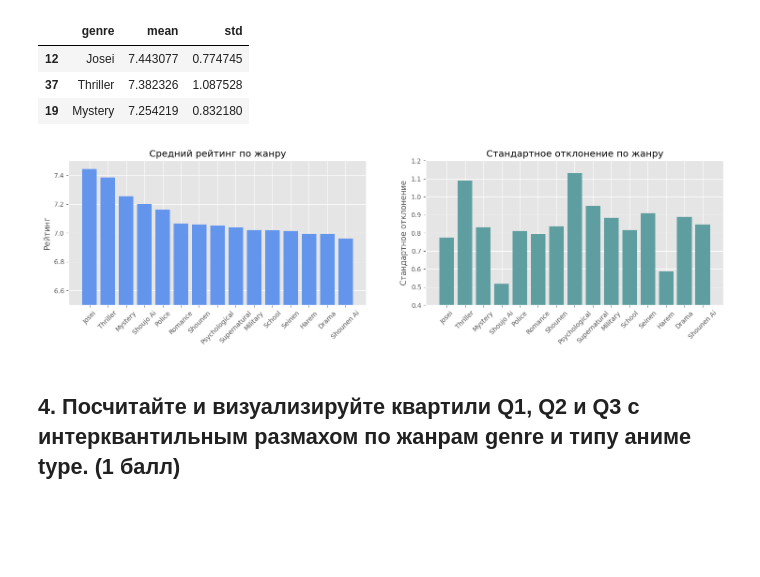
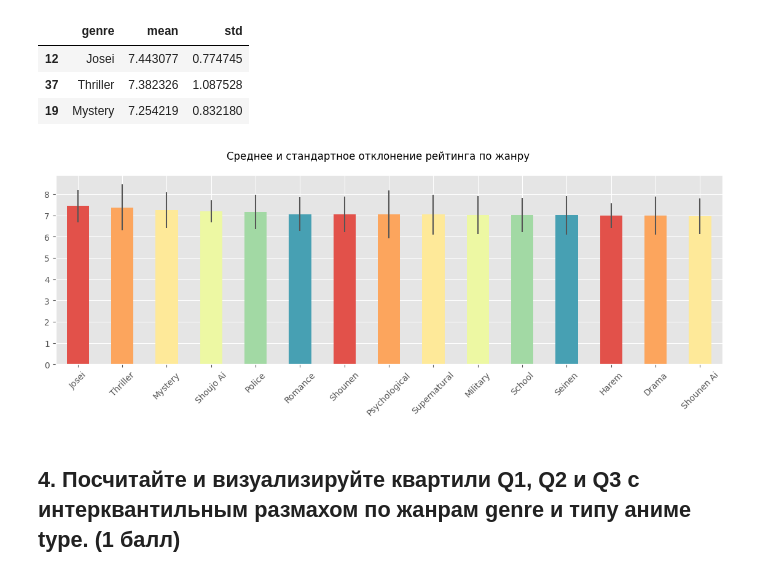
Before and after one commit to hilkovich/itmo_math_stat, a Jupyter notebook: homework_1/HW_1.ipynb, the cells around one changed output. Cells and saved outputs as stored; diff of their text form; code cells hidden in the pictures; blank space fills up the shorter version.

```diff
--- a/homework_1/HW_1.ipynb
+++ b/homework_1/HW_1.ipynb
@@ -187,29 +182,22 @@ top_15_genres.head(3)
 | 12 | Josei | 7.443077 | 0.774745 |
 | 37 | Thriller | 7.382326 | 1.087528 |
 | 19 | Mystery | 7.254219 | 0.832180 |
-# %%
-# Визуализация данных
-plt.figure(figsize=(18, 4))
-
-# Средний рейтинг
-plt.subplot(1, 2, 1)
-plt.bar(top_15_genres["genre"], top_15_genres["mean"], color="cornflowerblue")
-plt.title("Средний рейтинг по жанру")
-plt.ylabel("Рейтинг")
-plt.xticks(rotation=45)
-plt.ylim(6.5, 7.5)
-
-# Стандартное отклонение
-plt.subplot(1, 2, 2)
-plt.bar(top_15_genres["genre"], top_15_genres["std"], color="cadetblue")
-plt.title("Стандартное отклонение по жанру")
-plt.ylabel("Стандартное отклонение")
-plt.xticks(rotation=45)
-plt.ylim(0.4, 1.2)
-
-plt.show()
-# %% [output]
-[figure, removed]
+# %%
+fig, ax1 = plt.subplots(1, 1, figsize=(14, 4))
+fig.suptitle("Среднее и стандартное отклонение рейтинга по жанру")
+top_15_genres["mean"].plot(
+    ax=ax1,
+    kind="bar",
+    color=sns.palettes.mpl_palette("Spectral"),
+    yerr=top_15_genres["std"],
+)
+ax1.set_xticklabels(top_15_genres["genre"])
+ax1.set_xticklabels(ax1.get_xticklabels(), rotation=45)
+
+for text in ax1.texts:
+    text.set_visible(False)
+# %% [output]
+[figure, added]
 # %% [markdown]
 ## 4. Посчитайте и визуализируйте квартили Q1, Q2 и Q3 с интерквантильным размахом по жанрам genre и типу аниме type. (1 балл)
 # %%
```
Also changed, not shown: parts of 15 cells of this notebook.
